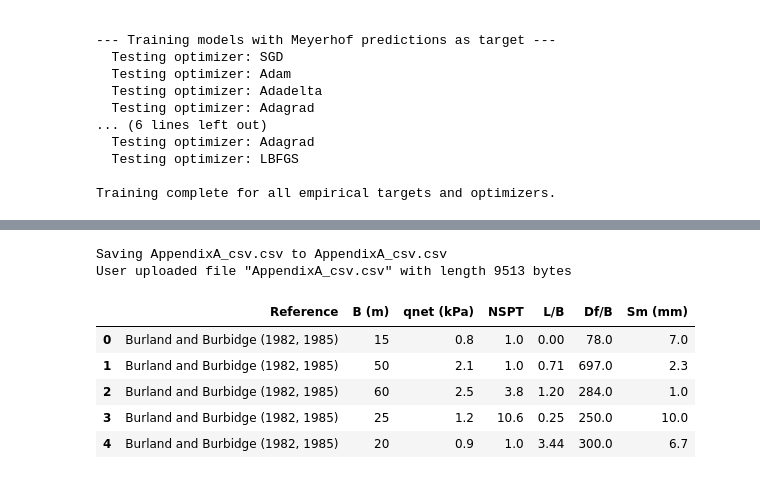
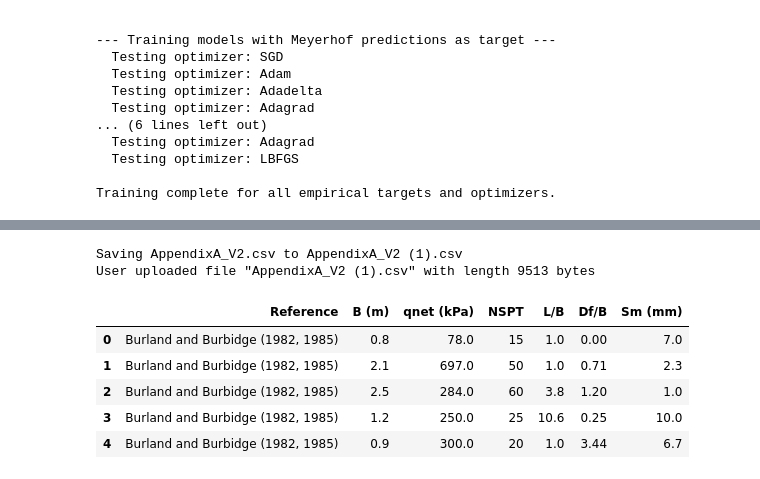
Before and after one commit to kdwilli/sandy-settlement, a Jupyter notebook: Implementation_Project.ipynb, the cells around one changed output, grey strips where cells are left out. Drawn from its saved outputs; the diff is of its cells as text; code cells hidden in the pictures.

```diff
--- a/Implementation_Project.ipynb
+++ b/Implementation_Project.ipynb
@@ -744,29 +748,29 @@ display(results_df)
 # %%
 # upload Appendix A data
 
 from google.colab import files
 import pandas as pd
 
 uploaded = files.upload()
 
 for fn in uploaded.keys():
   print('User uploaded file "{name}" with length {length} bytes'.format(
       name=fn, length=len(uploaded[fn])))
 
 # To read the uploaded CSV file into a pandas DataFrame:
 # Replace 'your_uploaded_file.csv' with the actual name of the file you uploaded
-df = pd.read_csv('AppendixA_csv.csv')
+df = pd.read_csv('AppendixA_V2.csv')
 display(df.head())
 # %% [output]
 [interactive output not drawn]
-Saving AppendixA_csv.csv to AppendixA_csv.csv
-User uploaded file "AppendixA_csv.csv" with length 9513 bytes
+Saving AppendixA_V2.csv to AppendixA_V2 (1).csv
+User uploaded file "AppendixA_V2 (1).csv" with length 9513 bytes
 |  | Reference | B (m) | qnet (kPa) | NSPT | L/B | Df/B | Sm (mm) |
-| 0 | Burland and Burbidge (1982, 1985) | 15 | 0.8 | 1.0 | 0.00 | 78.0 | 7.0 |
-| 1 | Burland and Burbidge (1982, 1985) | 50 | 2.1 | 1.0 | 0.71 | 697.0 | 2.3 |
-| 2 | Burland and Burbidge (1982, 1985) | 60 | 2.5 | 3.8 | 1.20 | 284.0 | 1.0 |
-| 3 | Burland and Burbidge (1982, 1985) | 25 | 1.2 | 10.6 | 0.25 | 250.0 | 10.0 |
-| 4 | Burland and Burbidge (1982, 1985) | 20 | 0.9 | 1.0 | 3.44 | 300.0 | 6.7 |
+| 0 | Burland and Burbidge (1982, 1985) | 0.8 | 78.0 | 15 | 1.0 | 0.00 | 7.0 |
+| 1 | Burland and Burbidge (1982, 1985) | 2.1 | 697.0 | 50 | 1.0 | 0.71 | 2.3 |
+| 2 | Burland and Burbidge (1982, 1985) | 2.5 | 284.0 | 60 | 3.8 | 1.20 | 1.0 |
+| 3 | Burland and Burbidge (1982, 1985) | 1.2 | 250.0 | 25 | 10.6 | 0.25 | 10.0 |
+| 4 | Burland and Burbidge (1982, 1985) | 0.9 | 300.0 | 20 | 1.0 | 3.44 | 6.7 |
 # %%
 # prepare data for use from uploaded Appendix A
 
```
Also changed, not shown: parts of 13 cells of this notebook.
